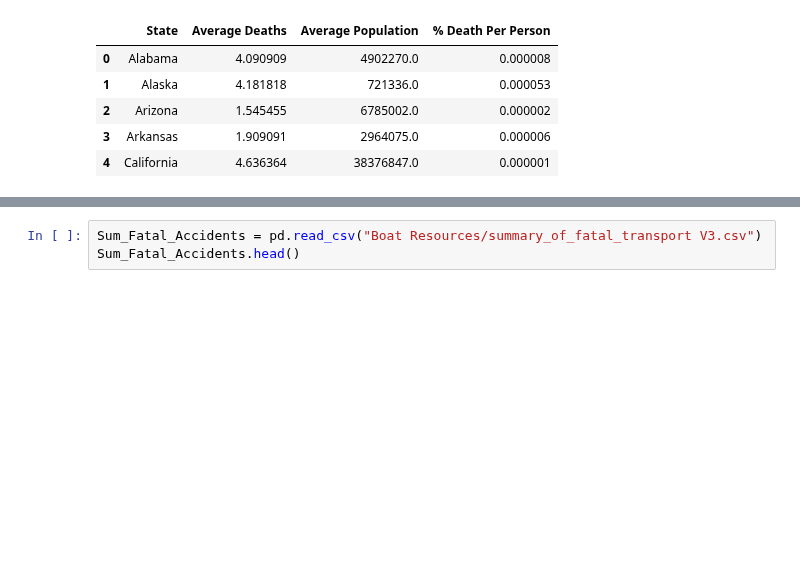
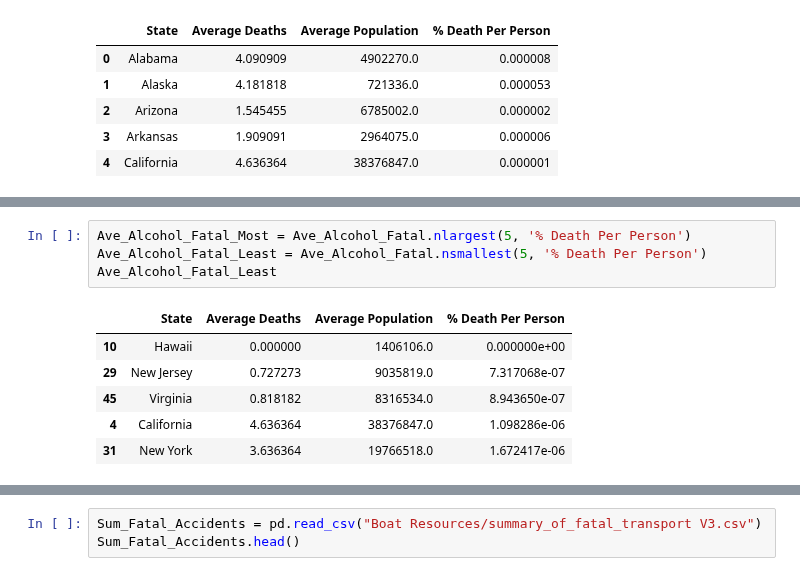
Before and after one commit to MZt92-ui/Project-1-Group-3, a Jupyter notebook: Boat Fatalities.ipynb, the cells around one changed output, grey strips where cells are left out. Drawn from its saved outputs; the diff is of its cells as text; blank space fills up the shorter version.

```diff
--- a/Boat Fatalities.ipynb
+++ b/Boat Fatalities.ipynb
@@ -117 +132,12 @@ Ave_Alcohol_Fatal.head()
+# %%
+Ave_Alcohol_Fatal_Most = Ave_Alcohol_Fatal.nlargest(5, '% Death Per Person')
+Ave_Alcohol_Fatal_Least = Ave_Alcohol_Fatal.nsmallest(5, '% Death Per Person')
+Ave_Alcohol_Fatal_Least
+# %% [output]
+|  | State | Average Deaths | Average Population | % Death Per Person |
+| 10 | Hawaii | 0.000000 | 1406106.0 | 0.000000e+00 |
+| 29 | New Jersey | 0.727273 | 9035819.0 | 7.317068e-07 |
+| 45 | Virginia | 0.818182 | 8316534.0 | 8.943650e-07 |
+| 4 | California | 4.636364 | 38376847.0 | 1.098286e-06 |
+| 31 | New York | 3.636364 | 19766518.0 | 1.672417e-06 |
 # %%
```
Also changed, not shown: parts of 4 cells of this notebook.
